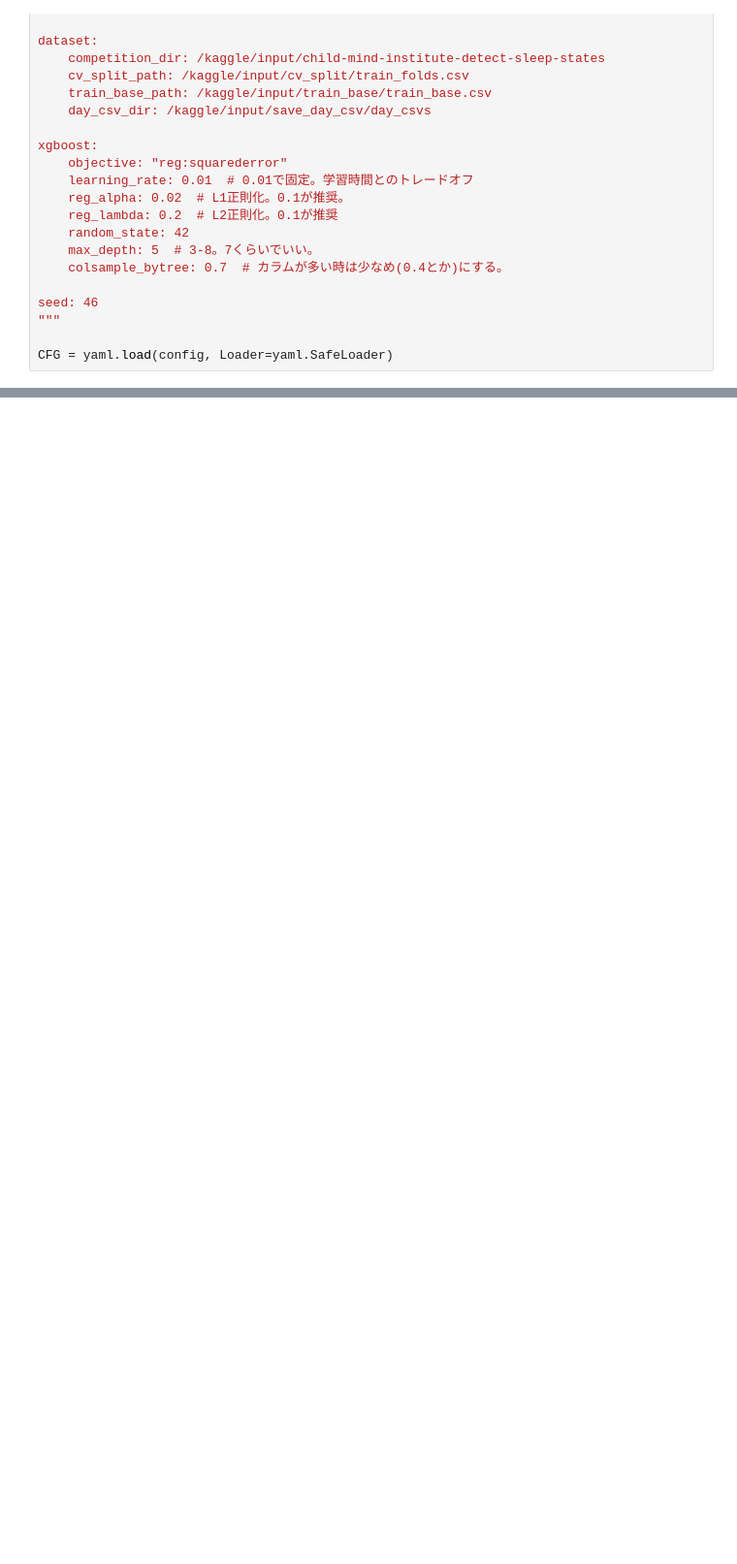
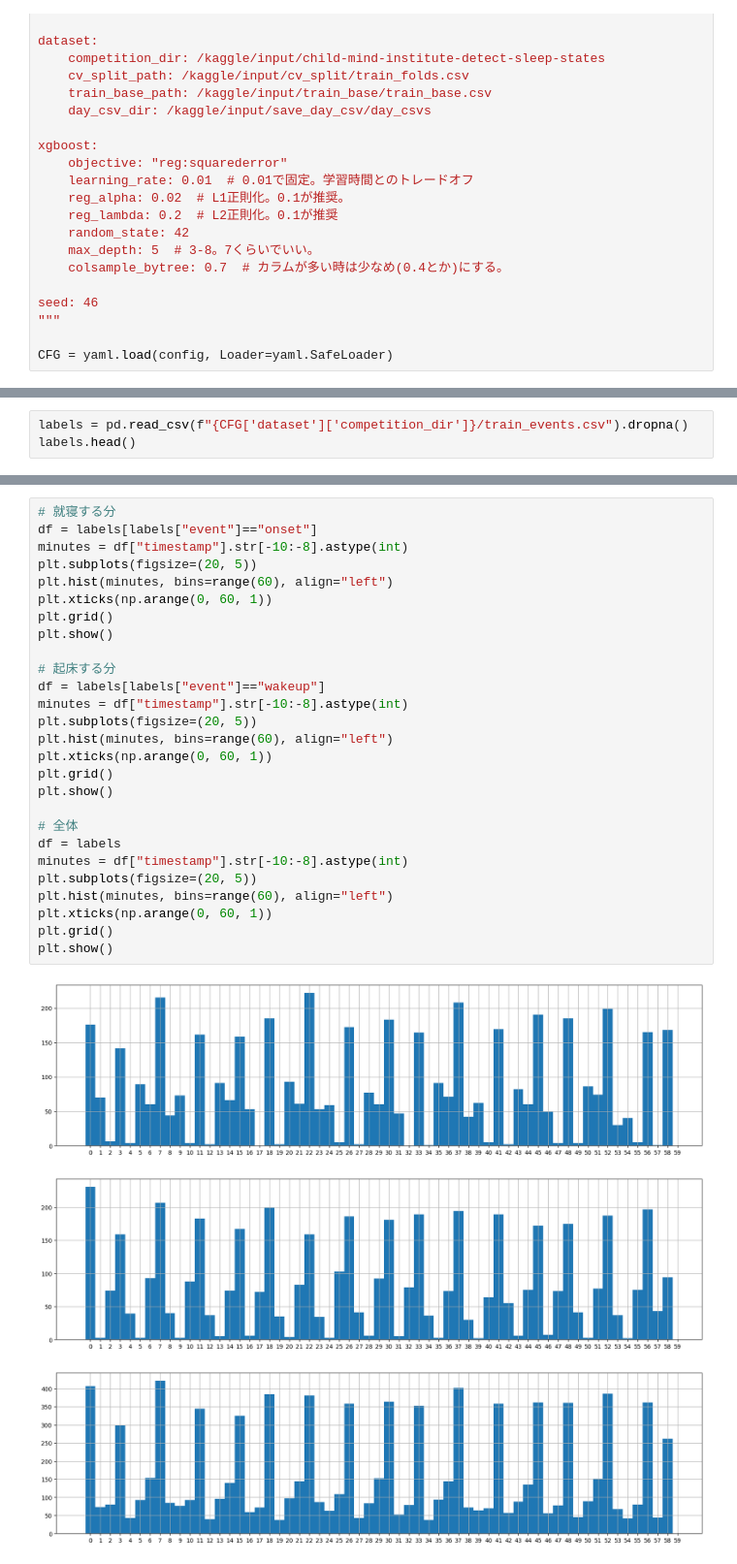
Before and after one commit to penguin-prg/child-mind-institute-detect-sleep-states, a Jupyter notebook: notebook/sleep_time.ipynb, the cells around one changed output, grey strips where cells are left out. Shown: that part at 97% size. Saved outputs shown, nothing was run; the diff lists cells and outputs as text; blank space fills up the shorter version.

```diff
--- a/notebook/sleep_time.ipynb
+++ b/notebook/sleep_time.ipynb
@@ -75,0 +44,3 @@ train_base[train_base["series_id"]=="05e1944c3818"]
+# %%
+labels = pd.read_csv(f"{CFG['dataset']['competition_dir']}/train_events.csv").dropna()
+labels.head()
@@ -75,0 +54,31 @@ train_base[train_base["series_id"]=="05e1944c3818"]
+# %%
+# 就寝する分
+df = labels[labels["event"]=="onset"]
+minutes = df["timestamp"].str[-10:-8].astype(int)
+plt.subplots(figsize=(20, 5))
+plt.hist(minutes, bins=range(60), align="left")
+plt.xticks(np.arange(0, 60, 1))
+plt.grid()
+plt.show()
+
+# 起床する分
+df = labels[labels["event"]=="wakeup"]
+minutes = df["timestamp"].str[-10:-8].astype(int)
+plt.subplots(figsize=(20, 5))
+plt.hist(minutes, bins=range(60), align="left")
+plt.xticks(np.arange(0, 60, 1))
+plt.grid()
+plt.show()
+
+# 全体
+df = labels
+minutes = df["timestamp"].str[-10:-8].astype(int)
+plt.subplots(figsize=(20, 5))
+plt.hist(minutes, bins=range(60), align="left")
+plt.xticks(np.arange(0, 60, 1))
+plt.grid()
+plt.show()
+# %% [output]
+[figure, added]
+[figure, added]
+[figure, added]
```
Also changed, not shown: parts of 7 cells of this notebook.
